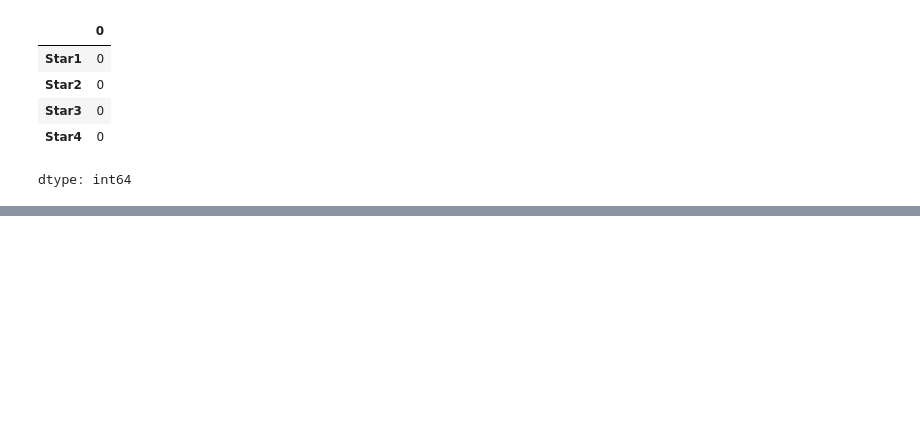
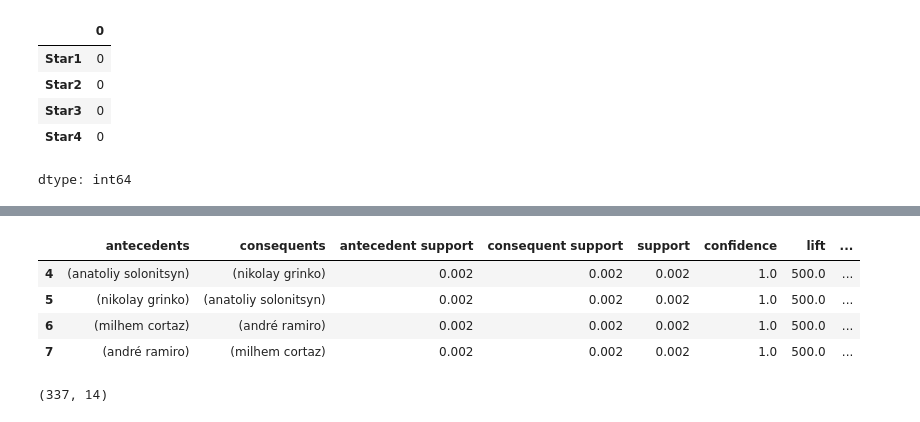
Before and after one commit to Diego-LeivaC/market-leiva, a Jupyter notebook: market-notebook.ipynb, the cells around one changed output, grey strips where cells are left out. Saved outputs shown, nothing was run; the diff lists cells and outputs as text; code cells hidden in the pictures; blank space fills up the shorter version.

```diff
--- a/market-notebook.ipynb
+++ b/market-notebook.ipynb
@@ -72,0 +67,3 @@ All actors are completed
+# %%
+data = data.drop_duplicates()
+data.shape
@@ -72,0 +74,3 @@ All actors are completed
+# %%
+for col in ["Star1","Star2","Star3","Star4"]:
+    data[col] = data[col].str.strip().str.lower()
@@ -167,0 +268,23 @@ Maximum support in pairs: 0.006
+# %%
+warnings.filterwarnings('ignore', category=DeprecationWarning)
+
+from mlxtend.frequent_patterns import association_rules
+
+# Generate association rules based on a minimum confidence threshold with 0.50 (50%) to ensure the rules have a fairly high confidence
+rules = association_rules(frequent_combinations, metric="confidence", min_threshold=0.50)
+
+# Sort the rules by 'lift' (interest) and then by 'confidence' to see the strongest relationships first
+rules_sorted = rules.sort_values(by=['lift', 'confidence'], ascending=[False, False])
+
+# Display the top 4 most interesting rules
+rules_sorted.head(4)
+# %% [output]
+|  | antecedents | consequents | antecedent support | consequent support | support | confidence | lift | ... |
+| 4 | (anatoliy solonitsyn) | (nikolay grinko) | 0.002 | 0.002 | 0.002 | 1.0 | 500.0 | ... |
+| 5 | (nikolay grinko) | (anatoliy solonitsyn) | 0.002 | 0.002 | 0.002 | 1.0 | 500.0 | ... |
+| 6 | (milhem cortaz) | (andré ramiro) | 0.002 | 0.002 | 0.002 | 1.0 | 500.0 | ... |
+| 7 | (andré ramiro) | (milhem cortaz) | 0.002 | 0.002 | 0.002 | 1.0 | 500.0 | ... |
+# %%
+rules_sorted.shape
+# %% [output]
+(337, 14)
```
Also changed, not shown: parts of 67 cells of this notebook.
